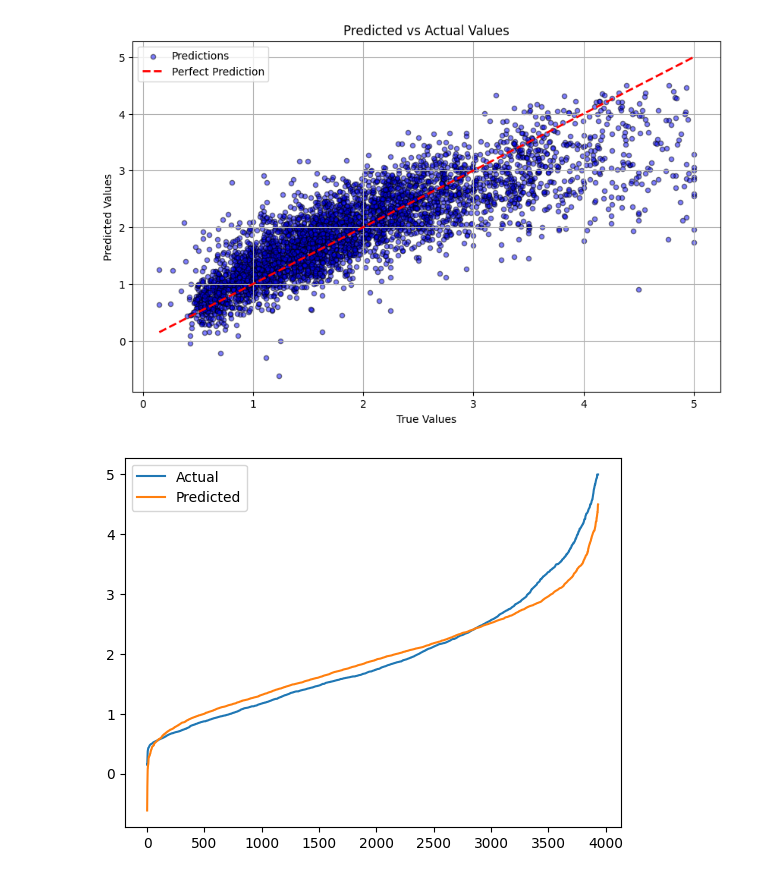
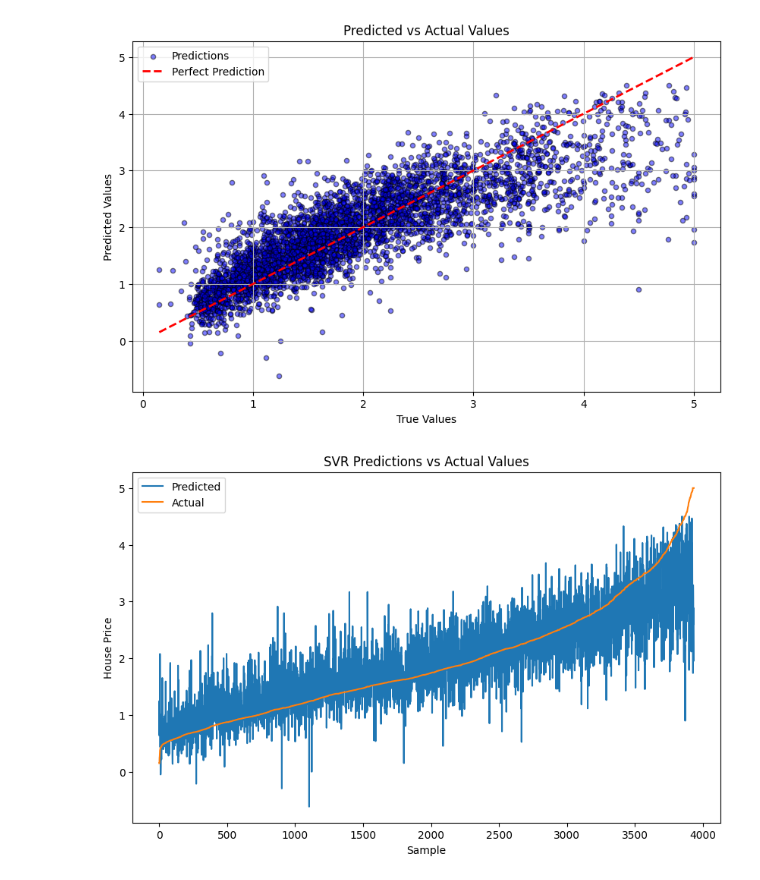
Before and after one commit to aymanerihane/Machine-Learning-From-Scratch, a Jupyter notebook: CaliforniaHousingPrediction_using_SVR/CaliforniaHousingPrediction_using_SVR_V2.ipynb, the cells around one changed output. Cells and saved outputs as stored; diff of their text form; code cells hidden in the pictures.

Commit message:
updating SVR
correcting sorted SVR visualization

```diff
--- a/CaliforniaHousingPrediction_using_SVR/CaliforniaHousingPrediction_using_SVR_V2.ipynb
+++ b/CaliforniaHousingPrediction_using_SVR/CaliforniaHousingPrediction_using_SVR_V2.ipynb
@@ -372,15 +372,23 @@ def plot_predictions(y_true, y_pred):
 plot_predictions(y_test_original_scale, y_pred_original_scale)
 # %% [output]
 [figure]
-# %%
-# Plot the actual and predicted values for the test set in ascending order
-
-y_test_original_scale = sorted(y_test_original_scale)
-y_pred_original_scale = sorted(y_pred_original_scale)
-
-plt.plot(y_test_original_scale, label='Actual')
-plt.plot(y_pred_original_scale, label='Predicted')
-plt.legend()
-plt.show()
-# %% [output]
-[figure, removed]
+# %%
+# Plot the actual and predicted values for the test set in ascending order
+# Create a DataFrame with the actual and predicted values
+comparison_df = pd.DataFrame({
+    'Actual Values': y_test_original_scale,
+    'SVR Predictions': y_pred_original_scale,
+})
+sorted_comparison_df = comparison_df.sort_values('Actual Values')
+
+# Plot the actual and predicted values
+plt.figure(figsize=(10, 6))
+plt.plot(sorted_comparison_df['SVR Predictions'].values, label='Predicted')
+plt.plot(sorted_comparison_df['Actual Values'].values, label='Actual')
+plt.xlabel('Sample')
+plt.ylabel('House Price')
+plt.title('SVR Predictions vs Actual Values')
+plt.legend()
+plt.show()
+# %% [output]
+[figure, added]
```
